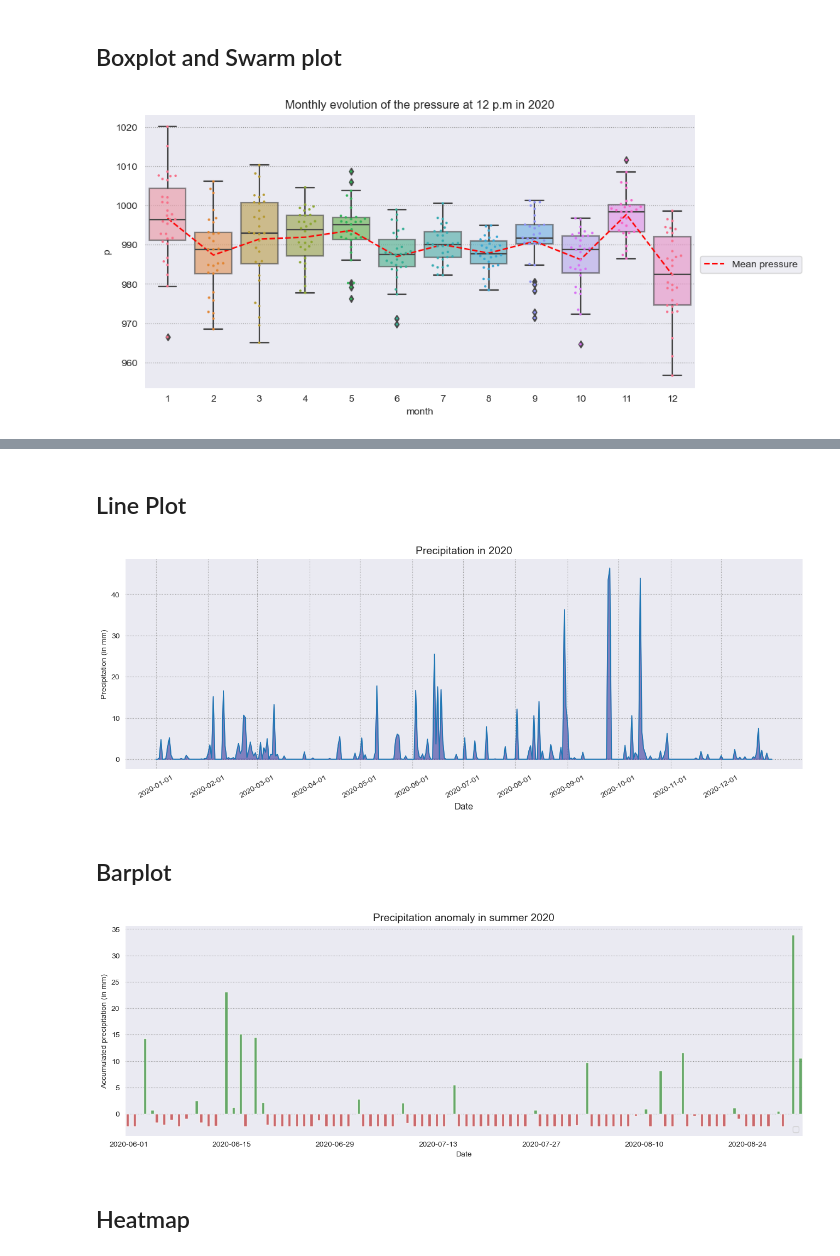
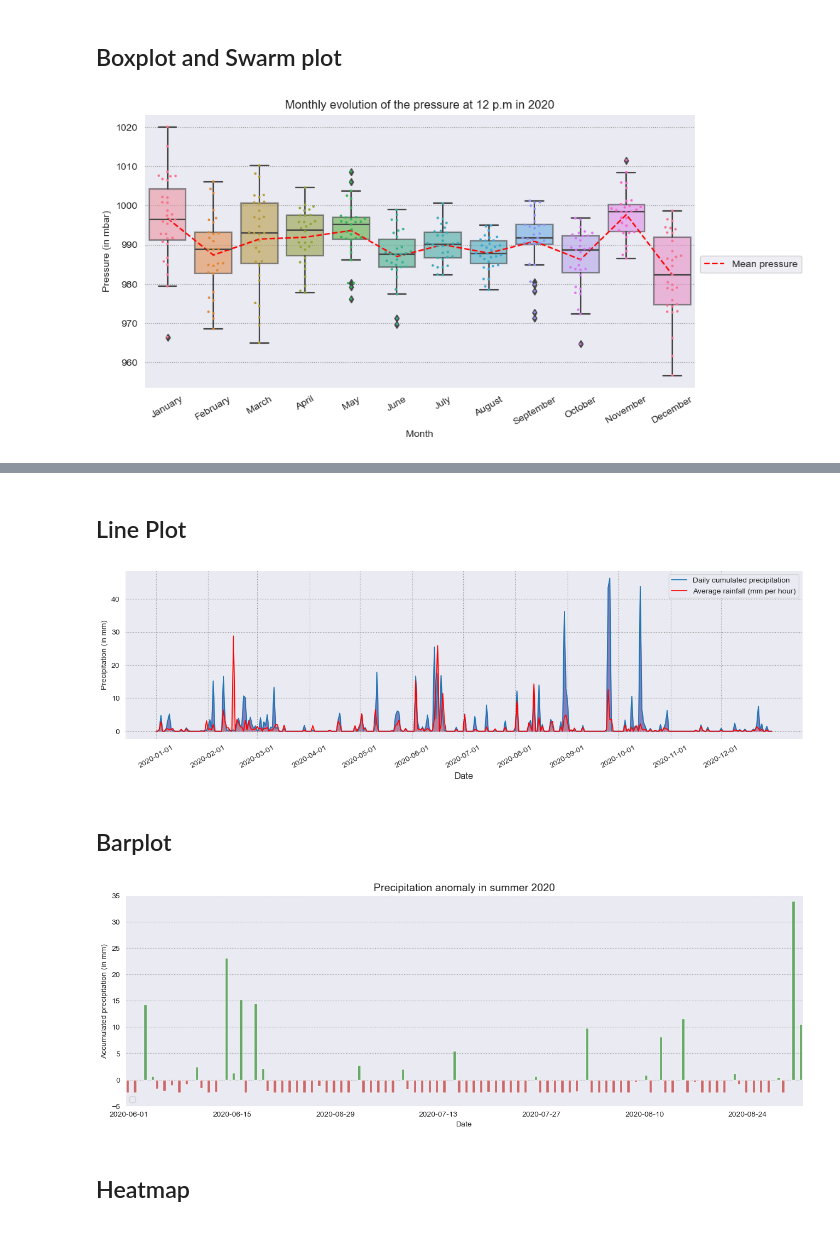
Before and after one commit to achrafkr/Data-Visualization, a Jupyter notebook: Notebooks/Weather_analysis.ipynb, the cells around one changed output, grey strips where cells are left out. Cells and saved outputs as stored; diff of their text form; code cells hidden in the pictures.

Commit message:
Adding new graphs

```diff
--- a/Notebooks/Weather_analysis.ipynb
+++ b/Notebooks/Weather_analysis.ipynb
@@ -98,7 +98,7 @@ def display_ridge_plot(data, category, hour, minute, second=[0], day=list(range(
 hour = list(range(24))
 minute = list(range(60))
 title = "Recorded Temperatures per month in 2020"
-label = "Temperature in Celsius"
+label = "Temperature in Celsius degrees"
 args = dict(hour=hour, minute=minute, title=title, label=label)
 
 display_ridge_plot(data, 'T', **args)
@@ -126,27 +126,31 @@ def display_box_plot(data, category, hour, minute, second=[0], day=list(range(1,
     palette = sns.color_palette(palette='coolwarm', n_colors=12)
     months = {1: 'January', 2: 'February', 3: 'March', 4: 'April', 5: 'May', 6: 'June', 7: 'July', 8: 'August', 9: 'September',
           10: 'October', 11: 'November', 12: 'December'}
+    f = lambda x: months[x] if x in range(1, 13) else None
 
     sns.boxplot(data, x='month', y=category, ax=ax, boxprops={"alpha": 0.6}).set(title=title)
     sns.swarmplot(data, x='month', y=category, alpha=1, marker='.', ax=ax, hue='month', palette='husl', legend=None)
 
+    plt.xticks(range(12), map(f, range(1, 13)), rotation=30)
+
     plt.show() if ax is None else None
 # %%
 %%time
 fig, ax = plt.subplots(figsize=(10, 5))
 
 hour = [12]
 minute = [0]
 title = "Monthly evolution of the pressure at 12 p.m in 2020"
 args = dict(hour=hour, minute=minute, title=title, label=label)
 
 display_box_plot(data, 'p', ax=ax, **args)
 
 # Adding mean pressure line
 ax.plot(np.arange(12), data[data.date.apply(lambda x: x.hour == 12 and x.minute == 0)].groupby(['month'])['p'].mean(), color='red', \
        linestyle='dashed', label='Mean pressure')
-
+ax.set_xlabel('Month')
+ax.set_ylabel('Pressure (in mbar)')
 ax.legend(bbox_to_anchor=(1, 0.5))
 plt.show()
 # %% [output]
-[figure, old version]
+[figure, new version]
@@ -174,15 +182,23 @@ def line_plot(x, y, title="", labels=["", ""], ax=None, t_labels=None, xticks=No
     plt.show() if ax is None else None
 # %%
+fig, ax = plt.subplots(figsize=(16, 4))
+
 x = data.drop_duplicates(['day_nb', 'acc_rain']).date.dt.date.values
 y = data.drop_duplicates(['day_nb', 'acc_rain']).acc_rain.values
+y_ = data.drop_duplicates(['day_nb', 'acc_rain_time']).acc_rain_time.values
 xlab = [date for date in x if date.day == 1] # tick labels
 
-args = dict(xticks=xlab, t_labels=xlab, title="Precipitation in 2020",
-           labels=["Date", "Precipitation (in mm)"], rotation=30)
+args = dict(ax=ax, xticks=xlab, t_labels=xlab, title="Precipitation in 2020",
+           labels=["Daily cumulated precipitation", "Date", "Precipitation (in mm)"], rotation=30)
+
+args_ = dict(ax=ax, xticks=xlab, t_labels=xlab, color="red", fcolor="salmon",
+           labels=["Average rainfall (mm per hour)", "Date", "Precipitation (in mm)"], rotation=30)
 
 line_plot(x, y, **args)
+line_plot(x, [(60*v/v_) if (v_!=0) else 0 for (v,v_) in zip(y, y_)], **args_)
+plt.show()
 # %% [output]
-[figure, old version]
+[figure, new version]
 # %% [markdown]
 <a id="barp"></a>
 ## Barplot
@@ -198,7 +214,9 @@ fig, ax = plt.subplots(figsize=(16, 5))
 sns.barplot(summer_prec, x='date', y='acc_rain', hue='sign', palette=sns.color_palette()[2:4][::-1], alpha=.75, ax=ax)
 ticks = range(0, len(summer_prec), 14)
 labels = summer_prec.date.dt.date.values[::14]
+miny, maxy = np.round(summer_prec.acc_rain.min(), -1) - 5, np.round(summer_prec.acc_rain.max(), -1) + 5
 ax.set_xticks(ticks=ticks, labels=labels, rotation=0)
+ax.set_ylim(miny, maxy)
 ax.set_xlabel("Date")
 ax.set_ylabel("Accumulated precipitation (in mm)")
 ax.set_title("Precipitation anomaly in summer 2020", fontsize=14)
@@ -206,7 +224,7 @@ ax.legend([])
 
 plt.show()
 # %% [output]
-[figure, old version]
+[figure, new version]
 # %% [markdown]
 <a id="heat"></a>
 ## Heatmap
```
Also changed, not shown: parts of 21 cells of this notebook.
